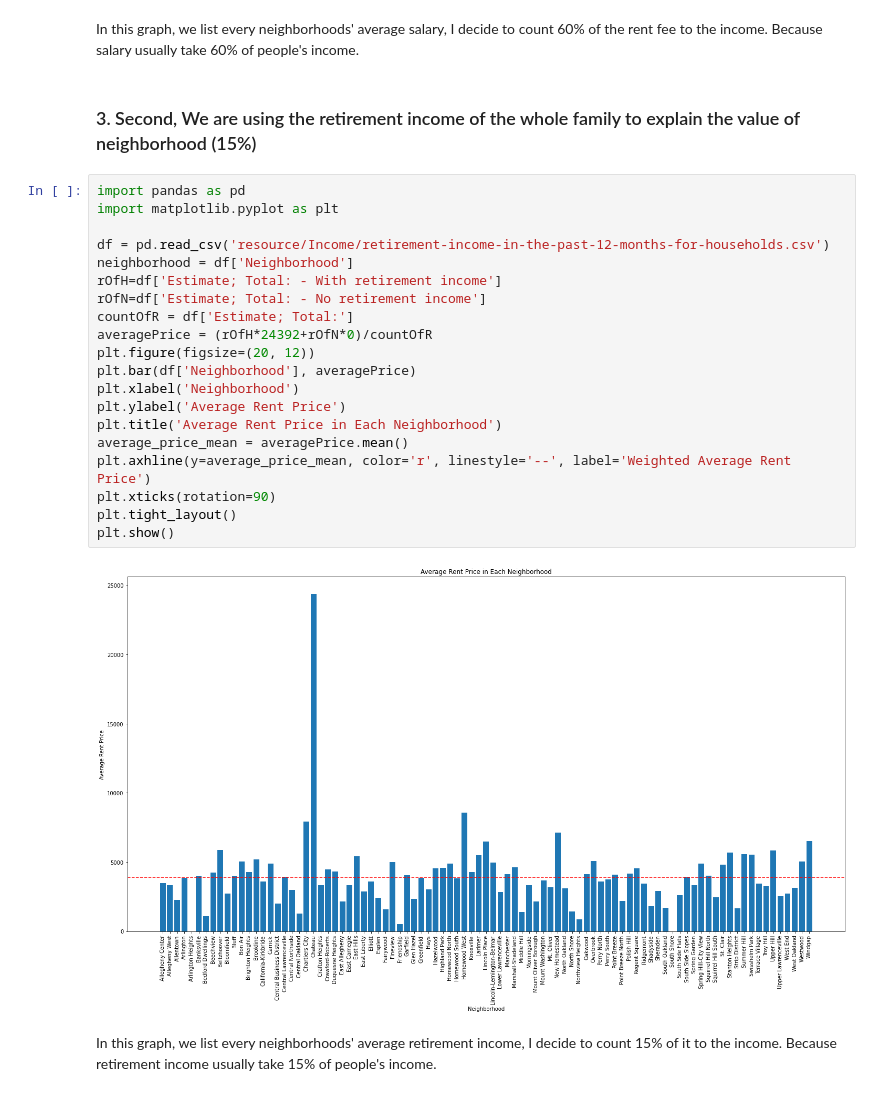
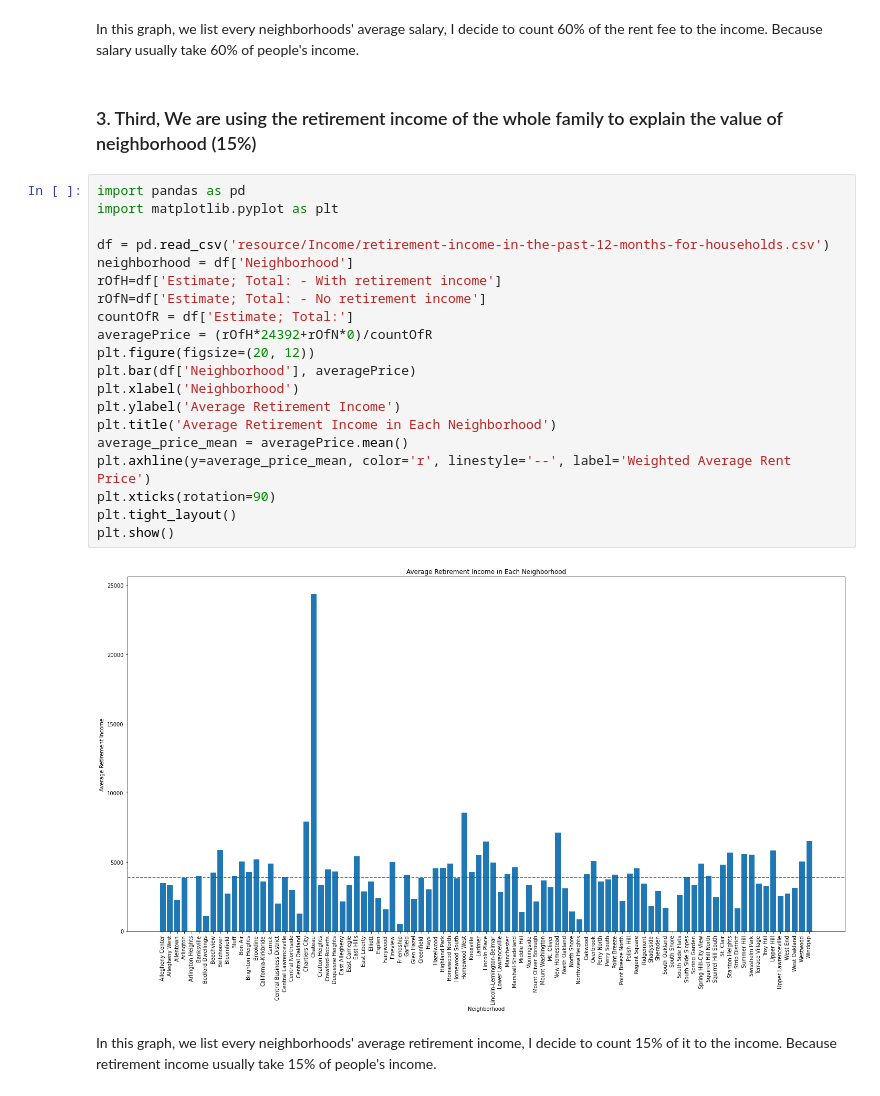
Before and after one commit to Ivann1242/Final-Project, a Jupyter notebook: BestNeighborhood.ipynb, the cells around one changed output. Drawn from its saved outputs; the diff is of its cells as text.

```diff
--- a/BestNeighborhood.ipynb
+++ b/BestNeighborhood.ipynb
@@ -147,29 +147,29 @@ plt.show()
 # %% [markdown]
 In this graph, we list every neighborhoods' average salary, I decide to count 60% of the rent fee to the income. Because salary usually take 60% of people's income.
 # %% [markdown]
-### 3. Second, We are using the retirement income of the whole family to explain the value of neighborhood (15%)
+### 3. Third, We are using the retirement income of the whole family to explain the value of neighborhood (15%)
 # %%
 import pandas as pd
 import matplotlib.pyplot as plt
 
 df = pd.read_csv('resource/Income/retirement-income-in-the-past-12-months-for-households.csv')
 neighborhood = df['Neighborhood']
 rOfH=df['Estimate; Total: - With retirement income']
 rOfN=df['Estimate; Total: - No retirement income']
 countOfR = df['Estimate; Total:']
 averagePrice = (rOfH*24392+rOfN*0)/countOfR
 plt.figure(figsize=(20, 12))
 plt.bar(df['Neighborhood'], averagePrice)
 plt.xlabel('Neighborhood')
-plt.ylabel('Average Rent Price')
-plt.title('Average Rent Price in Each Neighborhood')
+plt.ylabel('Average Retirement Income')
+plt.title('Average Retirement Income in Each Neighborhood')
 average_price_mean = averagePrice.mean()
 plt.axhline(y=average_price_mean, color='r', linestyle='--', label='Weighted Average Rent Price')
 plt.xticks(rotation=90)
 plt.tight_layout()
 plt.show()
 # %% [output]
-[figure, old version]
+[figure, new version]
 # %% [markdown]
 In this graph, we list every neighborhoods' average retirement income, I decide to count 15% of it to the income. Because retirement income usually take 15% of people's income.
 # %% [markdown]
```
Also changed, not shown: parts of 10 cells of this notebook.
